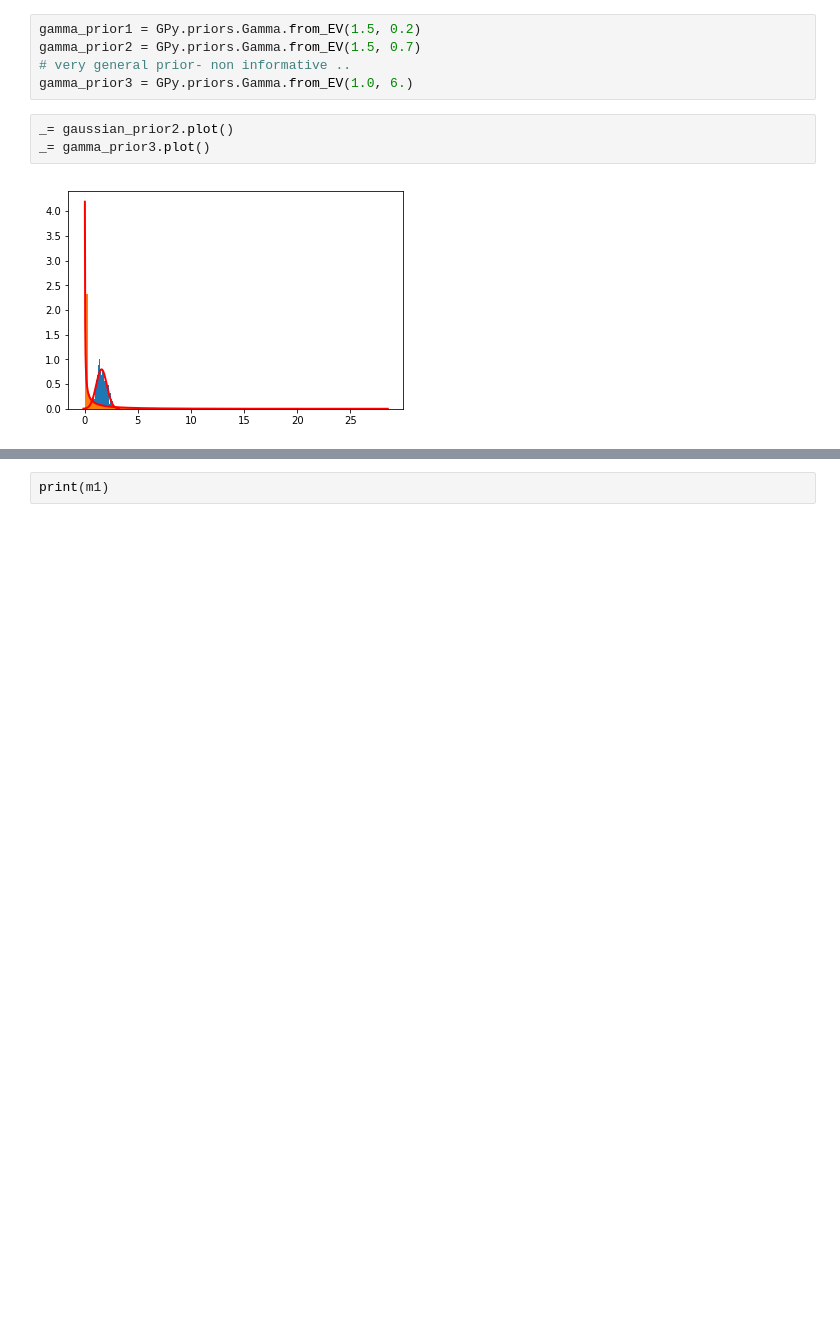
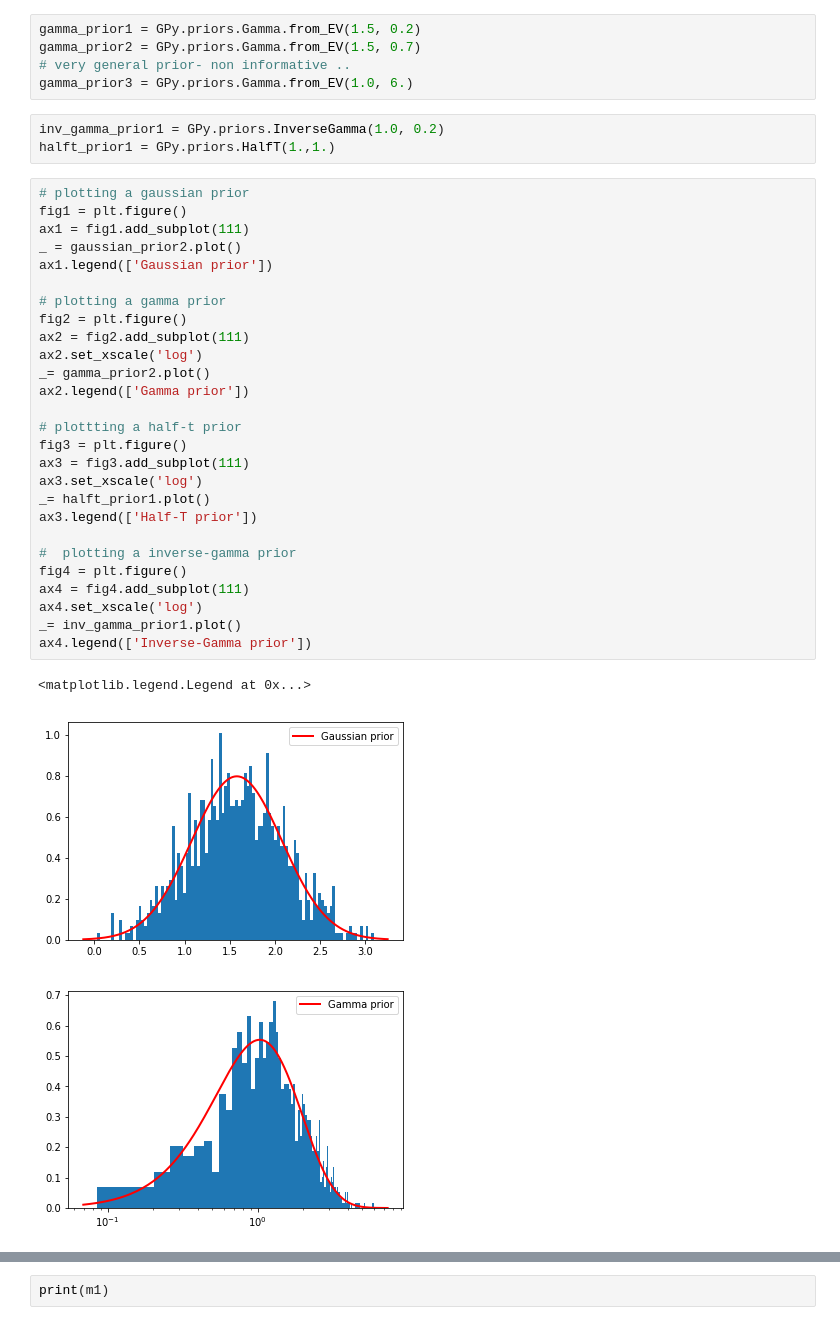
Before and after one commit to adhaka/notebook_gallery, a Jupyter notebook: practice/ccd/Model-Selection.ipynb, the cells around one changed output, grey strips where cells are left out. Saved outputs shown, nothing was run; the diff lists cells and outputs as text; blank space fills up the shorter version.

Commit message:
adding new plots for priors

```diff
--- a/practice/ccd/Model-Selection.ipynb
+++ b/practice/ccd/Model-Selection.ipynb
@@ -99,8 +103,37 @@ gamma_prior1 = GPy.priors.Gamma.from_EV(1.5, 0.2)
 gamma_prior2 = GPy.priors.Gamma.from_EV(1.5, 0.7)
 # very general prior- non informative ..
 gamma_prior3 = GPy.priors.Gamma.from_EV(1.0, 6.)
-# %%
-_= gaussian_prior2.plot()
-_= gamma_prior3.plot()
-# %% [output]
-[figure, removed]
+# %%
+inv_gamma_prior1 = GPy.priors.InverseGamma(1.0, 0.2)
+halft_prior1 = GPy.priors.HalfT(1.,1.)
+# %%
+# plotting a gaussian prior
+fig1 = plt.figure()
+ax1 = fig1.add_subplot(111)
+_ = gaussian_prior2.plot()
+ax1.legend(['Gaussian prior'])
+
+# plotting a gamma prior
+fig2 = plt.figure()
+ax2 = fig2.add_subplot(111)
+ax2.set_xscale('log')
+_= gamma_prior2.plot()
+ax2.legend(['Gamma prior'])
+
+# plottting a half-t prior
+fig3 = plt.figure()
+ax3 = fig3.add_subplot(111)
+ax3.set_xscale('log')
+_= halft_prior1.plot()
+ax3.legend(['Half-T prior'])
+
+#  plotting a inverse-gamma prior
+fig4 = plt.figure()
+ax4 = fig4.add_subplot(111)
+ax4.set_xscale('log')
+_= inv_gamma_prior1.plot()
+ax4.legend(['Inverse-Gamma prior'])
+# %% [output]
+<matplotlib.legend.Legend at 0x...>
+[figure, added]
+[figure, added]
```
Also changed, not shown: parts of 30 cells of this notebook.
